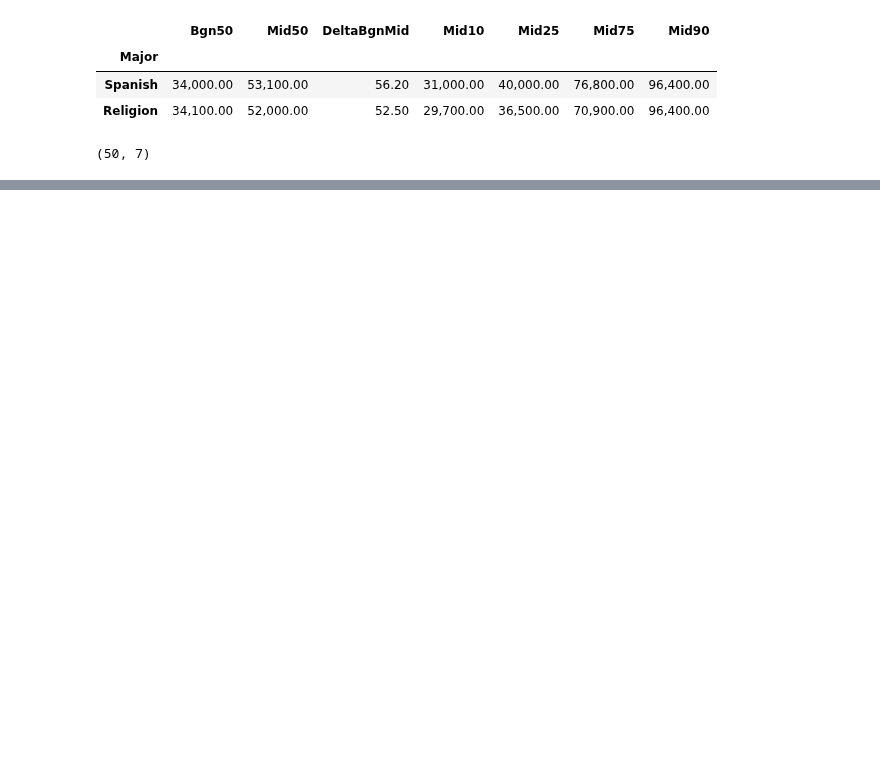
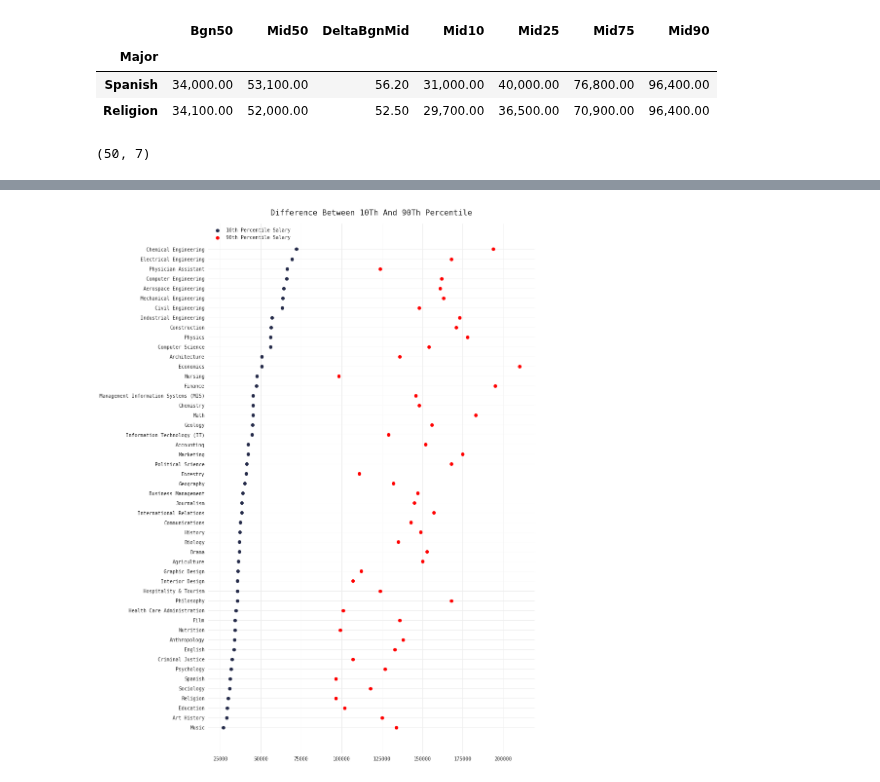
Before and after one commit to qu4ku/datasets-analysis, a Jupyter notebook: 002-collage-salaries.ipynb, the cells around one changed output, grey strips where cells are left out. Saved outputs shown, nothing was run; the diff lists cells and outputs as text; code cells hidden in the pictures; blank space fills up the shorter version.

```diff
--- a/002-collage-salaries.ipynb
+++ b/002-collage-salaries.ipynb
@@ -85,0 +122,17 @@ plt.title('Percentage change in salary between starting salary and Mid-Career on
+# %%
+temp_df = df.sort_values('Mid10')
+
+plt.figure(figsize=(12, 20))
+
+plt.scatter(temp_df['Mid10'].values, range(temp_df['Mid10'].shape[0]), color=MC,
+           label='10th Percentile Salary')
+plt.yticks(range(temp_df['Mid90'].shape[0]), temp_df['Mid90'].index);
+
+plt.scatter(temp_df['Mid90'].values, range(temp_df['Mid90'].shape[0]), color='red',
+           label='90th Percentile Salary')
+plt.yticks(range(temp_df['Mid90'].shape[0]), temp_df['Mid90'].index);
+
+plt.legend(loc='upper left')
+plt.title('Difference between 10th and 90th percentile'.title(), y=1.01);
+# %% [output]
+[figure, added]
```
Also changed, not shown: parts of 4 cells of this notebook.
